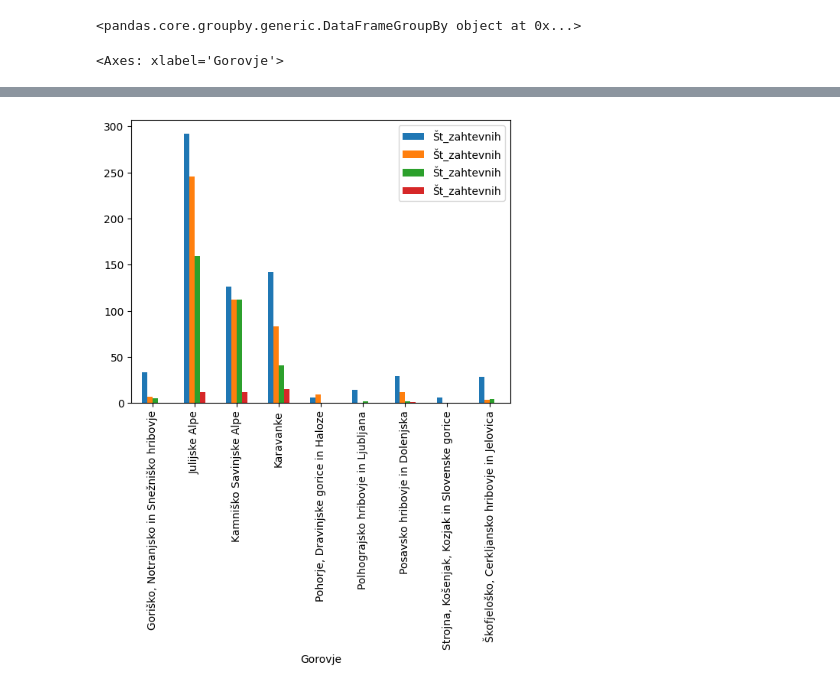
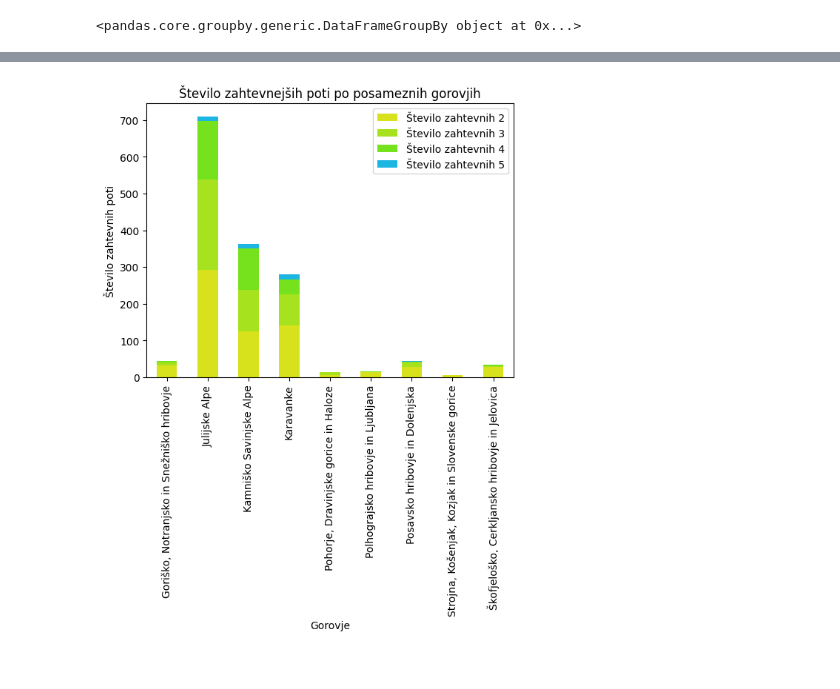
Before and after one commit to AndrazKukovicic/Hribi_projektna_naloga, a Jupyter notebook: Analiza_podatkov.ipynb, the cells around one changed output, grey strips where cells are left out. Saved outputs shown, nothing was run; the diff lists cells and outputs as text; code cells hidden in the pictures.

```diff
--- a/Analiza_podatkov.ipynb
+++ b/Analiza_podatkov.ipynb
@@ -201,19 +201,15 @@ gorovja = ['Prekmurje', 'Strojna, Košenjak, Kozjak in Slovenske gorice', 'Gori
 # %%
 Združeno = pzSkupaj[pzSkupaj['Zahtevnost'] > 1].groupby(['Gorovje', 'Zahtevnost']).size().to_frame('Št_zahtevnih').reset_index()
 Združeno
-df2 = Združeno[Združeno['Zahtevnost'] == 2].set_index('Gorovje')
-df3 = Združeno[Združeno['Zahtevnost'] == 3].set_index('Gorovje')
-df4 = Združeno[Združeno['Zahtevnost'] == 4].set_index('Gorovje')
-df5 = Združeno[Združeno['Zahtevnost'] == 5].set_index('Gorovje')
+df2 = Združeno[Združeno['Zahtevnost'] == 2].set_index('Gorovje').rename(columns={'Št_zahtevnih' : 'Število zahtevnih 2'})
+df3 = Združeno[Združeno['Zahtevnost'] == 3].set_index('Gorovje').rename(columns={'Št_zahtevnih' : 'Število zahtevnih 3'})
+df4 = Združeno[Združeno['Zahtevnost'] == 4].set_index('Gorovje').rename(columns={'Št_zahtevnih' : 'Število zahtevnih 4'})
+df5 = Združeno[Združeno['Zahtevnost'] == 5].set_index('Gorovje').rename(columns={'Št_zahtevnih' : 'Število zahtevnih 5'})
 poZahtevnosti = pd.concat([df2, df3, df4, df5], axis=1)
-#poZahtevnosti.plot(kind='bar', x='Gorovje', y=['Št_zahtevnih', 'Zahtevnost'], stacked=True)
-# fig4 = plt.figure(1)
-# ax4 = fig4.add_subplot(111, position=[0, 0, 1.5, 1.5])
-# ax4.set_ylabel('Število zahtevnih')
-# colors = ['#E28A1D', '#E2BC1D', '#D7E21D', '#A6E21D'][::-1]
-# poZahtevnosti.plot(kind='bar', ax=ax4, stacked=True, width=0.8, color=colors, title='Najbolj popularne letne teme')
 
-# df2.plot.pie(subplots=True)
-poZahtevnosti.plot(kind='bar', y=['Št_zahtevnih'], stacked=False)
+poZahtevnosti.groupby(level=0, axis=1).sum().plot.bar(y=['Število zahtevnih 2', 'Število zahtevnih 3', 'Število zahtevnih 4',
+'Število zahtevnih 5'], stacked=True, ylabel='Število zahtevnih poti', title='Število zahtevnejših poti po posameznih gorovjih',
+color={'Število zahtevnih 2' : '#D7E21D', 'Število zahtevnih 3' : '#A6E21D', 'Število zahtevnih 4' : '#75E21D',
+'Število zahtevnih 5' : '#1DB5E2'})
+poZahtevnosti
 # %% [output]
-<Axes: xlabel='Gorovje'>
@@ -220 +227 @@ poZahtevnosti.plot(kind='bar', y=['Št_zahtevnih'], stacked=False)
-[figure, old version]
+[figure, new version]
```
Also changed, not shown: parts of 1 cell of this notebook.
